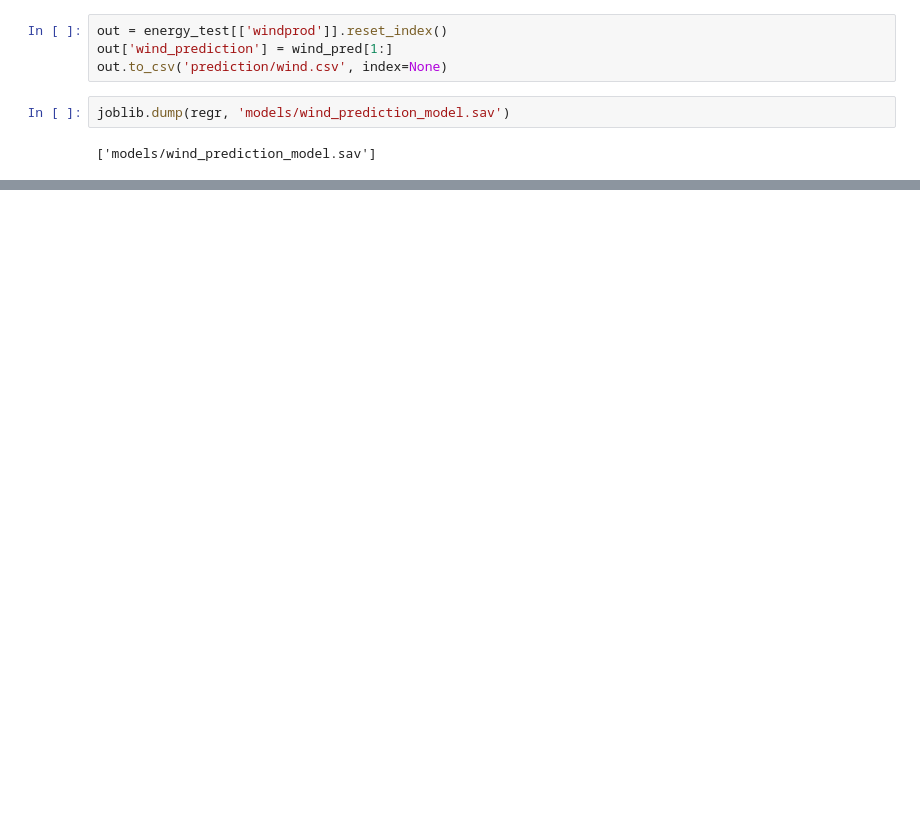
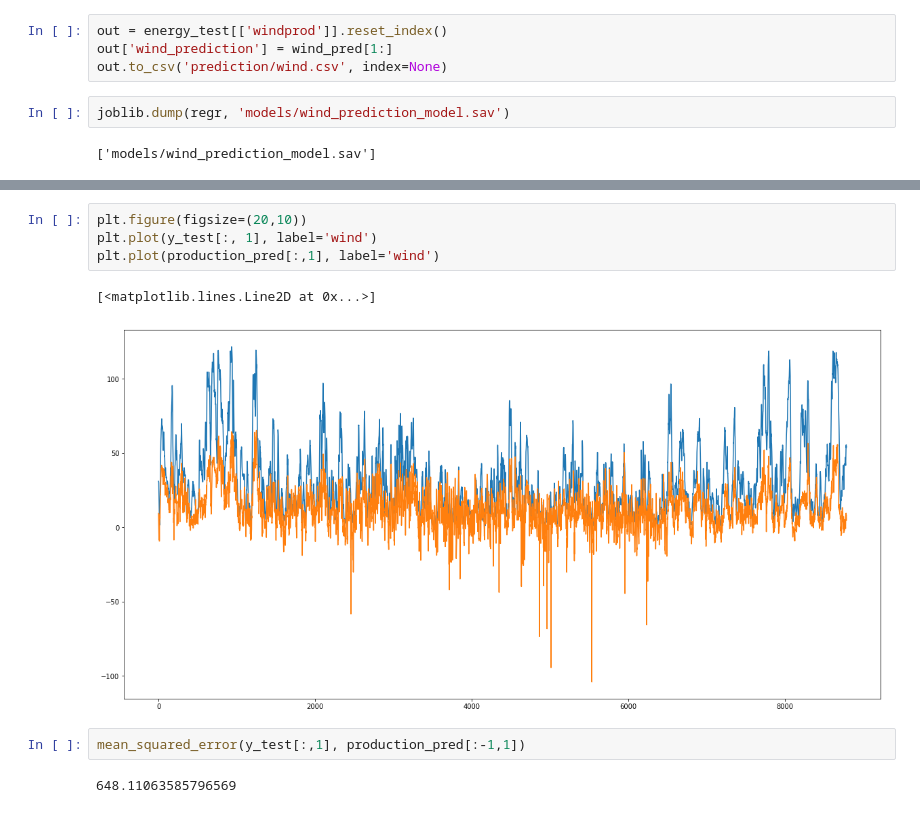
Before and after one commit to peveloper/hackenergy, a Jupyter notebook: Energy Production Prediction.ipynb, the cells around one changed output, grey strips where cells are left out. Cells and saved outputs as stored; diff of their text form; blank space fills up the shorter version.

```diff
--- a/Energy Production Prediction.ipynb
+++ b/Energy Production Prediction.ipynb
@@ -115,0 +180,11 @@ joblib.dump(regr, 'models/wind_prediction_model.sav')
+# %%
+plt.figure(figsize=(20,10))
+plt.plot(y_test[:, 1], label='wind')
+plt.plot(production_pred[:,1], label='wind')
+# %% [output]
+[<matplotlib.lines.Line2D at 0x...>]
+[figure, added]
+# %%
+mean_squared_error(y_test[:,1], production_pred[:-1,1])
+# %% [output]
+648.11063585796569
```
Also changed, not shown: parts of 10 cells of this notebook, 2 other files.
